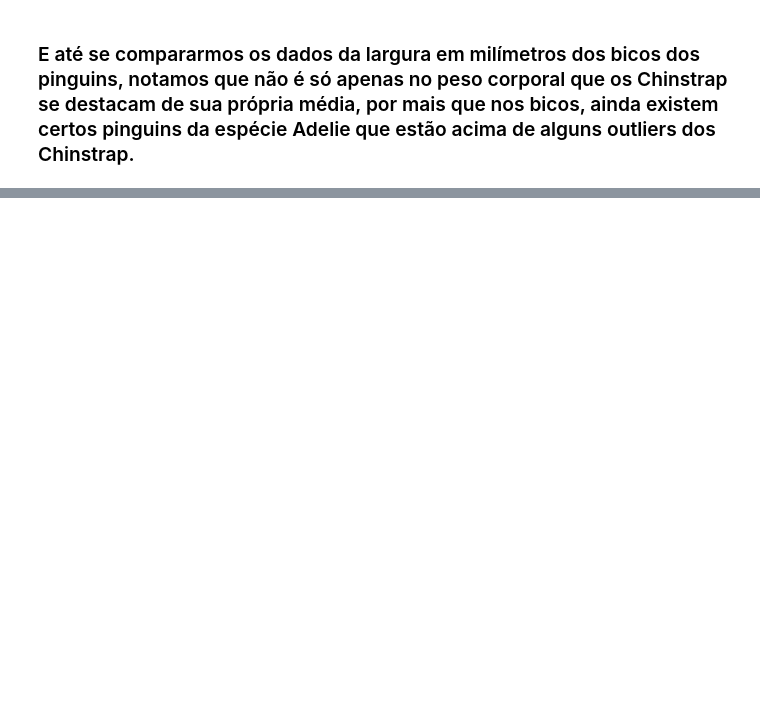
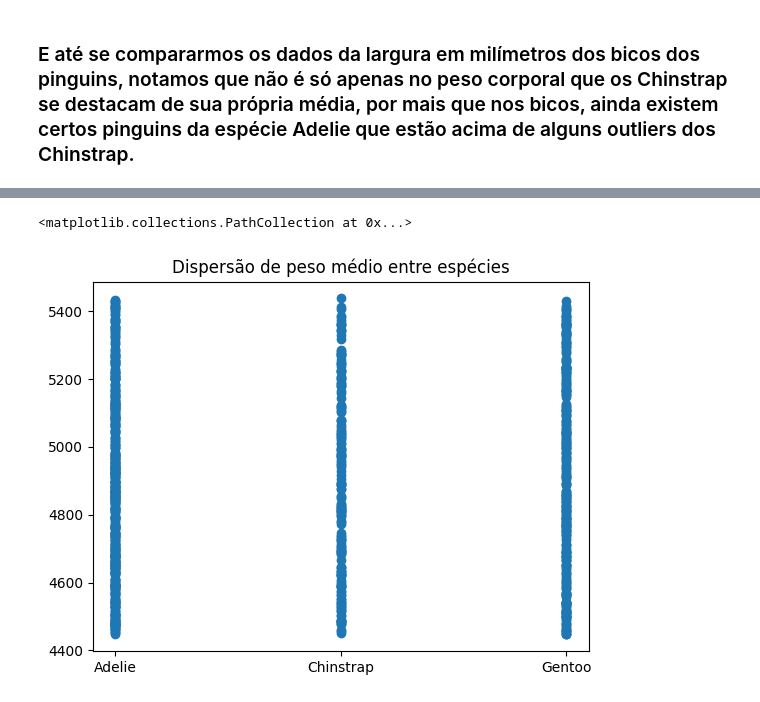
Before and after one commit to srtjazz/gc-python-2024, a Jupyter notebook: aula_08/exercicio_19/exercicio_19.ipynb, the cells around one changed output, grey strips where cells are left out. Cells and saved outputs as stored; diff of their text form; code cells hidden in the pictures; blank space fills up the shorter version.

```diff
--- a/aula_08/exercicio_19/exercicio_19.ipynb
+++ b/aula_08/exercicio_19/exercicio_19.ipynb
@@ -80,0 +77,10 @@ px.box(penguins_df, x='species', y='flipper_length_mm')
+# %%
+#cria um novo dataframe que inclui apenas pinguins que estejam entre a média de peso
+#o iloc pesquisa no dataframe onde as médias foram calculadas, pega o index da primeira espécie e da última na coluna de massa corporal
+df_mean_penguins = penguins_df[(penguins_df['body_mass_g'] >= df_agg.iloc[0]['body_mass_g']) & (penguins_df['body_mass_g']<= df_agg.iloc[2]['body_mass_g'])]
+
+plt.title('Dispersão de peso médio entre espécies')
+plt.scatter(df_mean_penguins['species'], df_mean_penguins['body_mass_g'])
+# %% [output]
+<matplotlib.collections.PathCollection at 0x...>
+[figure, added]
```
Also changed, not shown: parts of 8 cells of this notebook.
